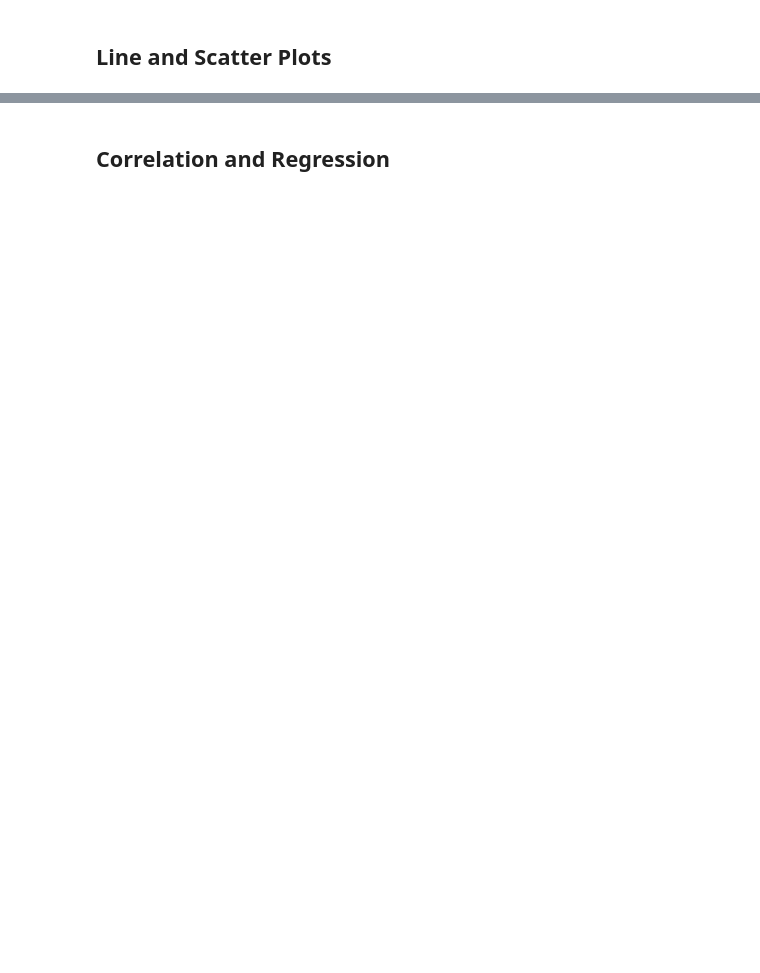
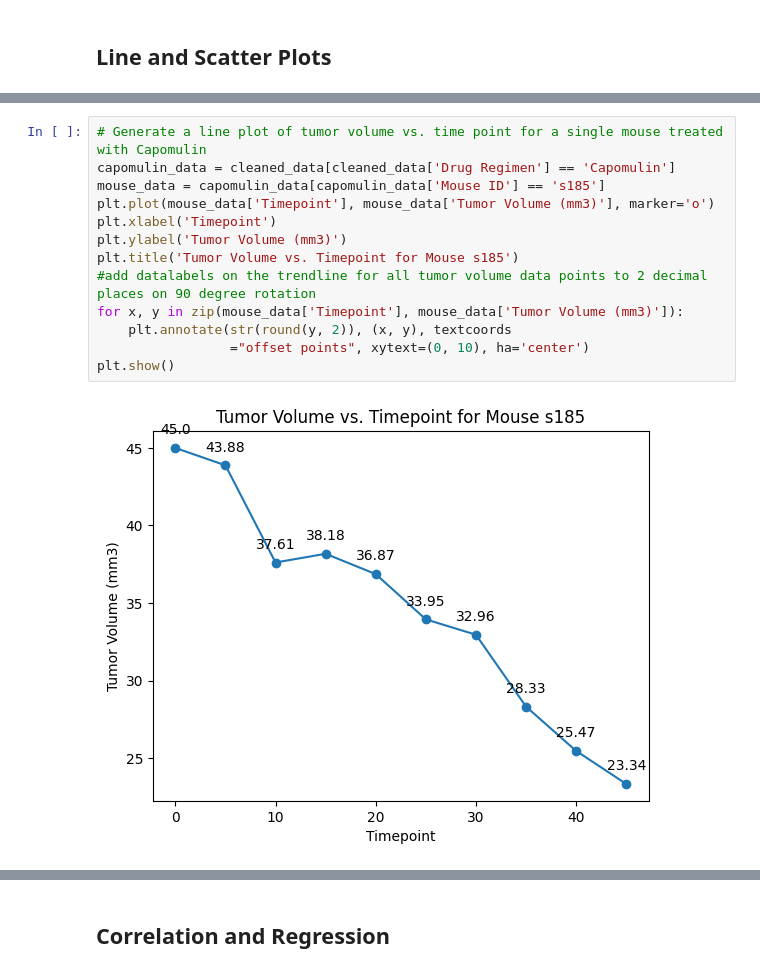
Before and after one commit to davidzigun/Challenge5, a Jupyter notebook: pymaceuticals_starter.ipynb, the cells around one changed output, grey strips where cells are left out. Drawn from its saved outputs; the diff is of its cells as text; blank space fills up the shorter version.

```diff
--- a/pymaceuticals_starter.ipynb
+++ b/pymaceuticals_starter.ipynb
@@ -263,0 +357,15 @@ Error:
+# %%
+# Generate a line plot of tumor volume vs. time point for a single mouse treated with Capomulin
+capomulin_data = cleaned_data[cleaned_data['Drug Regimen'] == 'Capomulin']
+mouse_data = capomulin_data[capomulin_data['Mouse ID'] == 's185']
+plt.plot(mouse_data['Timepoint'], mouse_data['Tumor Volume (mm3)'], marker='o')
+plt.xlabel('Timepoint')
+plt.ylabel('Tumor Volume (mm3)')
+plt.title('Tumor Volume vs. Timepoint for Mouse s185')
+#add datalabels on the trendline for all tumor volume data points to 2 decimal places on 90 degree rotation
+for x, y in zip(mouse_data['Timepoint'], mouse_data['Tumor Volume (mm3)']):
+    plt.annotate(str(round(y, 2)), (x, y), textcoords
+                 ="offset points", xytext=(0, 10), ha='center')
+plt.show()
+# %% [output]
+[figure, added]
```
Also changed, not shown: parts of 16 cells of this notebook.
